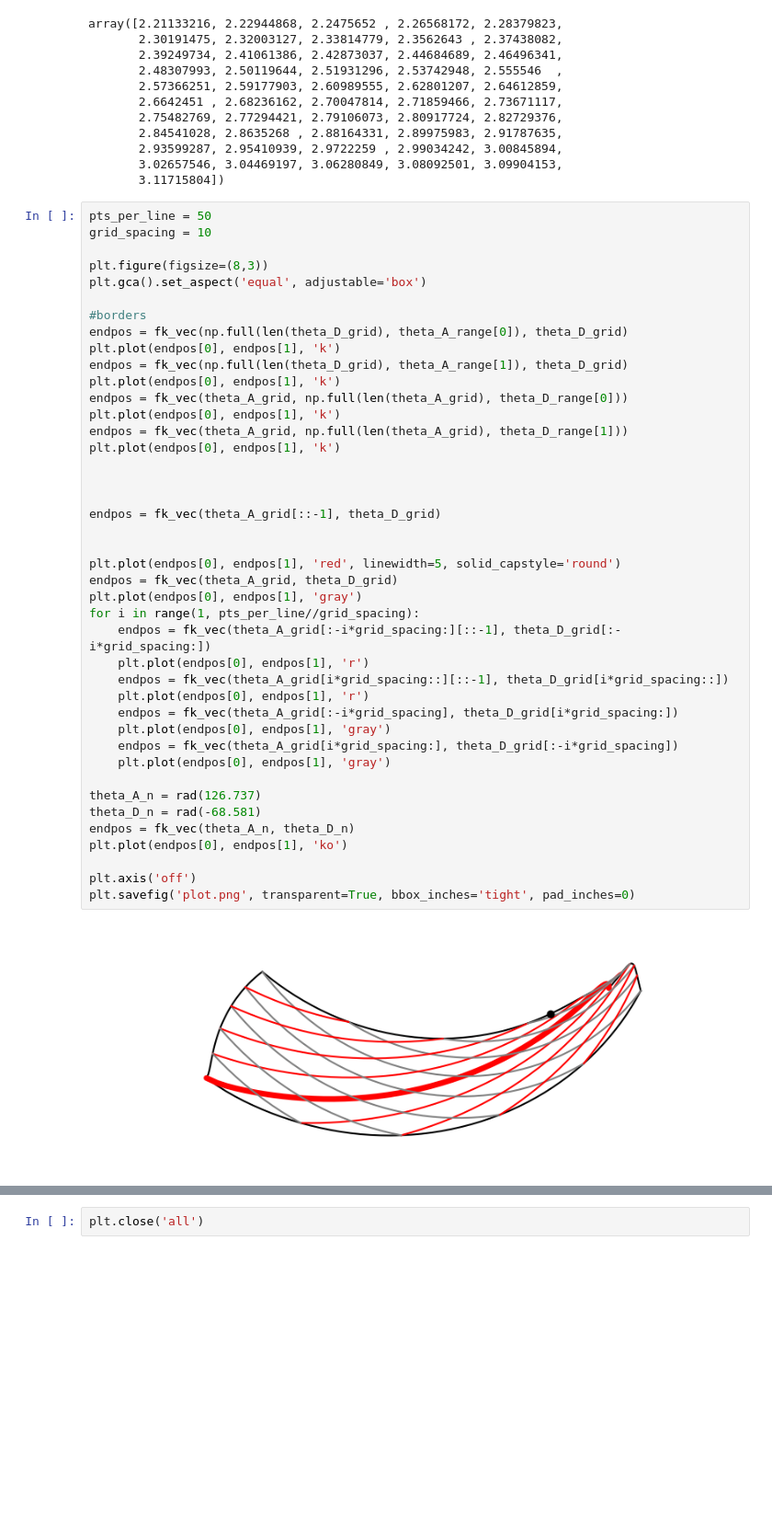
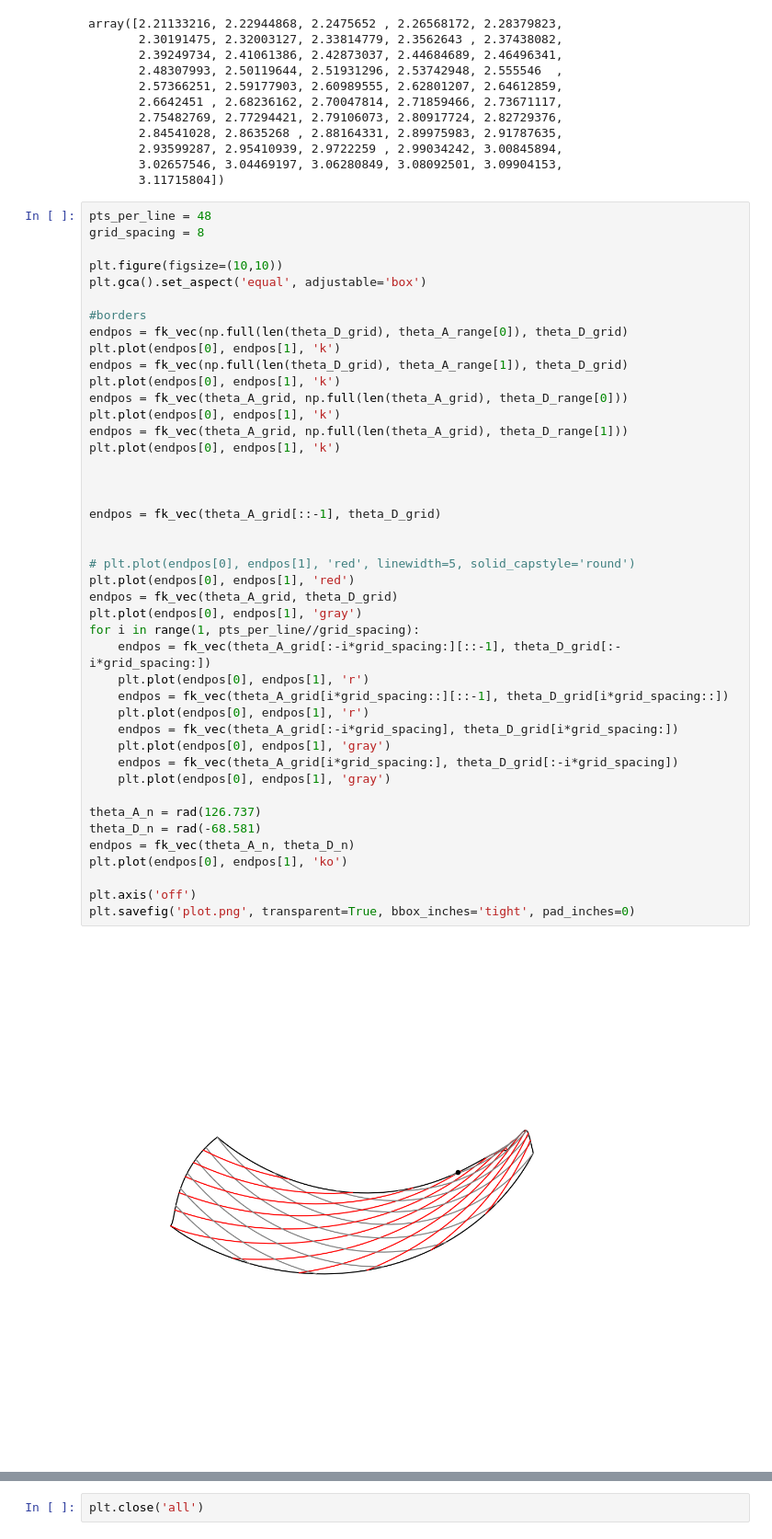
Before and after one commit to NovelMobileRobotsLab/pinto-squirrel, a Jupyter notebook: IK/rearleg.ipynb, the cells around one changed output, grey strips where cells are left out. Shown at 92% size. Drawn from its saved outputs; the diff is of its cells as text; blank space fills up the shorter version.

```diff
--- a/IK/rearleg.ipynb
+++ b/IK/rearleg.ipynb
@@ -227,10 +227,10 @@ array([2.21133216, 2.22944868, 2.2475652 , 2.26568172, 2.28379823,
        3.02657546, 3.04469197, 3.06280849, 3.08092501, 3.09904153,
        3.11715804])
 # %%
-pts_per_line = 50
-grid_spacing = 10
+pts_per_line = 48
+grid_spacing = 8
 
-plt.figure(figsize=(8,3))
+plt.figure(figsize=(10,10))
 plt.gca().set_aspect('equal', adjustable='box')
 
 #borders
@@ -241,35 +241,36 @@ plt.plot(endpos[0], endpos[1], 'k')
 endpos = fk_vec(theta_A_grid, np.full(len(theta_A_grid), theta_D_range[0]))
 plt.plot(endpos[0], endpos[1], 'k')
 endpos = fk_vec(theta_A_grid, np.full(len(theta_A_grid), theta_D_range[1]))
 plt.plot(endpos[0], endpos[1], 'k')
 
 
 
 endpos = fk_vec(theta_A_grid[::-1], theta_D_grid)
 
 
-plt.plot(endpos[0], endpos[1], 'red', linewidth=5, solid_capstyle='round')
+# plt.plot(endpos[0], endpos[1], 'red', linewidth=5, solid_capstyle='round')
+plt.plot(endpos[0], endpos[1], 'red')
 endpos = fk_vec(theta_A_grid, theta_D_grid)
 plt.plot(endpos[0], endpos[1], 'gray')
 for i in range(1, pts_per_line//grid_spacing):
     endpos = fk_vec(theta_A_grid[:-i*grid_spacing:][::-1], theta_D_grid[:-i*grid_spacing:])
     plt.plot(endpos[0], endpos[1], 'r')
     endpos = fk_vec(theta_A_grid[i*grid_spacing::][::-1], theta_D_grid[i*grid_spacing::])
     plt.plot(endpos[0], endpos[1], 'r')
     endpos = fk_vec(theta_A_grid[:-i*grid_spacing], theta_D_grid[i*grid_spacing:])
     plt.plot(endpos[0], endpos[1], 'gray')
     endpos = fk_vec(theta_A_grid[i*grid_spacing:], theta_D_grid[:-i*grid_spacing])
     plt.plot(endpos[0], endpos[1], 'gray')
 
 theta_A_n = rad(126.737)
 theta_D_n = rad(-68.581)
 endpos = fk_vec(theta_A_n, theta_D_n)
 plt.plot(endpos[0], endpos[1], 'ko')
 
 plt.axis('off')
 plt.savefig('plot.png', transparent=True, bbox_inches='tight', pad_inches=0)
 # %% [output]
-[figure, old version]
+[figure, new version]
 # %%
 plt.figure(figsize=(8,3))
 plt.gca().set_aspect('equal', adjustable='box')
```
Also changed, not shown: parts of 2 cells of this notebook, 32 other files.
